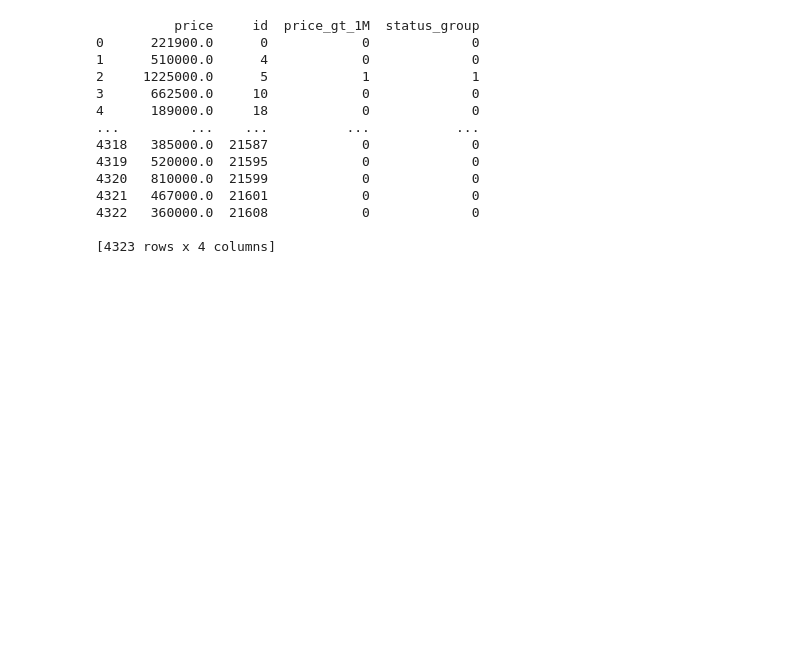
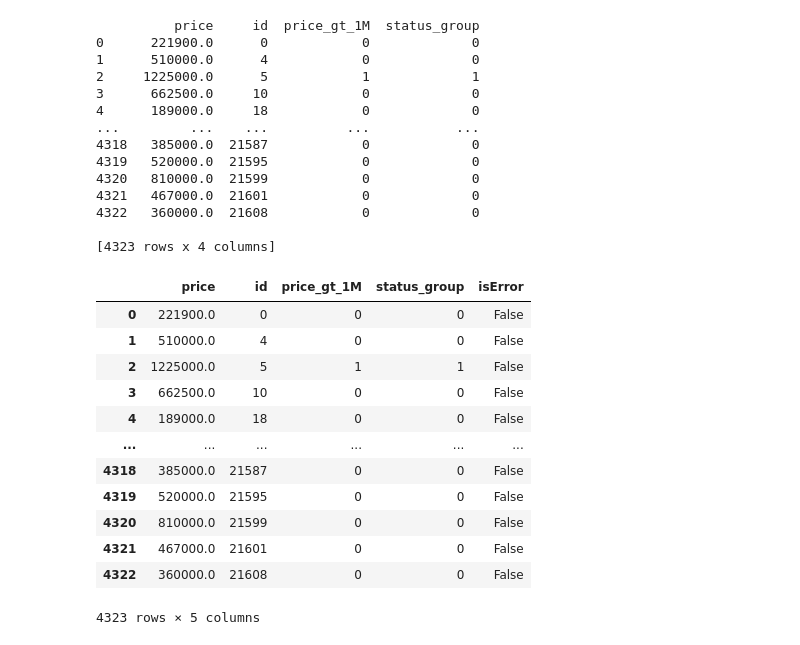
Before and after one commit to Rhedhead0621/hw1_hojdila, a Jupyter notebook: hw1_hojdila.ipynb, the cells around one changed output. Saved outputs shown, nothing was run; the diff lists cells and outputs as text; code cells hidden in the pictures; blank space fills up the shorter version.

```diff
--- a/hw1_hojdila.ipynb
+++ b/hw1_hojdila.ipynb
@@ -1177,0 +1178,18 @@ df_merged.to_csv('./data/merged.csv', index=False)
+# %%
+# Make a true false column
+df_merged['isError'] = np.where(df_merged['price_gt_1M'] != df_merged['status_group'], True, False)
+df_merged
+# %% [output]
+|  | price | id | price_gt_1M | status_group | isError |
+| 0 | 221900.0 | 0 | 0 | 0 | False |
+| 1 | 510000.0 | 4 | 0 | 0 | False |
+| 2 | 1225000.0 | 5 | 1 | 1 | False |
+| 3 | 662500.0 | 10 | 0 | 0 | False |
+| 4 | 189000.0 | 18 | 0 | 0 | False |
+| ... | ... | ... | ... | ... | ... |
+| 4318 | 385000.0 | 21587 | 0 | 0 | False |
+| 4319 | 520000.0 | 21595 | 0 | 0 | False |
+| 4320 | 810000.0 | 21599 | 0 | 0 | False |
+| 4321 | 467000.0 | 21601 | 0 | 0 | False |
+| 4322 | 360000.0 | 21608 | 0 | 0 | False |
+4323 rows × 5 columns
```
Also changed, not shown: parts of 4 cells of this notebook, 1 other file.
